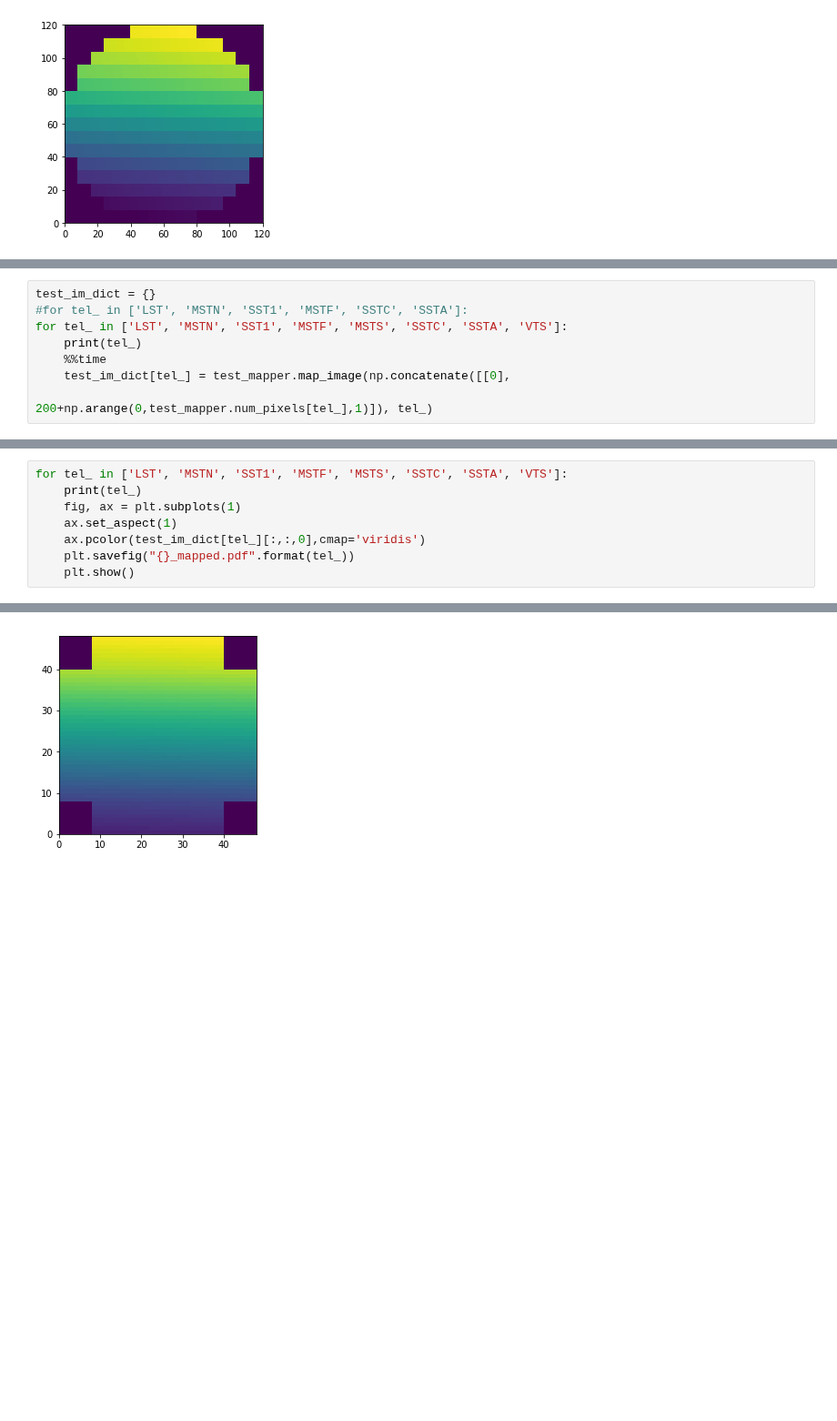
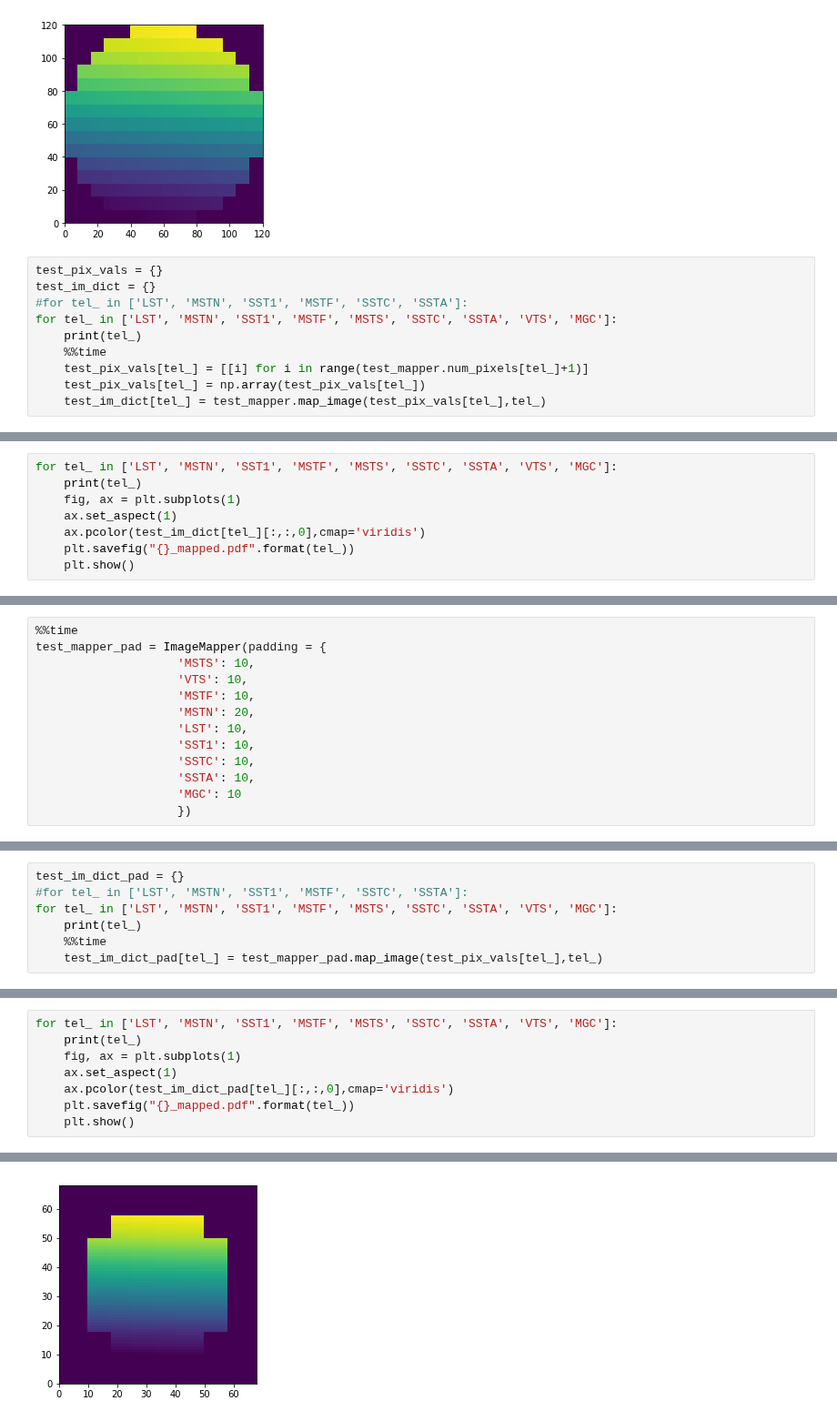
Before and after one commit to ctlearn-project/ctlearn, a Jupyter notebook: notebooks/test_image_mapper.ipynb, the cells around one changed output, grey strips where cells are left out. Shown at 91% size. Drawn from its saved outputs; the diff is of its cells as text; blank space fills up the shorter version.

```diff
--- a/notebooks/test_image_mapper.ipynb
+++ b/notebooks/test_image_mapper.ipynb
@@ -32,3 +36,13 @@ plt.pcolor(test_imS[:,:, 0])
 plt.axes().set_aspect('equal')
 # %% [output]
 [figure]
+# %%
+test_pix_vals = {}
+test_im_dict = {}
+#for tel_ in ['LST', 'MSTN', 'SST1', 'MSTF', 'SSTC', 'SSTA']:
+for tel_ in ['LST', 'MSTN', 'SST1', 'MSTF', 'MSTS', 'SSTC', 'SSTA', 'VTS', 'MGC']:
+    print(tel_)
+    %%time
+    test_pix_vals[tel_] = [[i] for i in range(test_mapper.num_pixels[tel_]+1)]
+    test_pix_vals[tel_] = np.array(test_pix_vals[tel_])
+    test_im_dict[tel_] = test_mapper.map_image(test_pix_vals[tel_],tel_)
@@ -34,0 +67,8 @@ plt.axes().set_aspect('equal')
+# %%
+for tel_ in ['LST', 'MSTN', 'SST1', 'MSTF', 'MSTS', 'SSTC', 'SSTA', 'VTS', 'MGC']:
+    print(tel_)
+    fig, ax = plt.subplots(1)
+    ax.set_aspect(1)
+    ax.pcolor(test_im_dict[tel_][:,:,0],cmap='viridis')
+    plt.savefig("{}_mapped.pdf".format(tel_))
+    plt.show()
@@ -34,0 +89,13 @@ plt.axes().set_aspect('equal')
+# %%
+%%time
+test_mapper_pad = ImageMapper(padding = {
+                    'MSTS': 10,
+                    'VTS': 10,
+                    'MSTF': 10,
+                    'MSTN': 20,
+                    'LST': 10,
+                    'SST1': 10,
+                    'SSTC': 10,
+                    'SSTA': 10,
+                    'MGC': 10
+                    })
@@ -35,10 +105,9 @@ plt.axes().set_aspect('equal')
 # %%
-test_im_dict = {}
+test_im_dict_pad = {}
 #for tel_ in ['LST', 'MSTN', 'SST1', 'MSTF', 'SSTC', 'SSTA']:
-for tel_ in ['LST', 'MSTN', 'SST1', 'MSTF', 'MSTS', 'SSTC', 'SSTA', 'VTS']:
+for tel_ in ['LST', 'MSTN', 'SST1', 'MSTF', 'MSTS', 'SSTC', 'SSTA', 'VTS', 'MGC']:
     print(tel_)
     %%time
-    test_im_dict[tel_] = test_mapper.map_image(np.concatenate([[0],
-                                                               200+np.arange(0,test_mapper.num_pixels[tel_],1)]), tel_)
+    test_im_dict_pad[tel_] = test_mapper_pad.map_image(test_pix_vals[tel_],tel_)
 # %% [output]
 LST
@@ -61,9 +130,9 @@ Wall time: 7.15 µs
 # %%
-for tel_ in ['LST', 'MSTN', 'SST1', 'MSTF', 'MSTS', 'SSTC', 'SSTA', 'VTS']:
+for tel_ in ['LST', 'MSTN', 'SST1', 'MSTF', 'MSTS', 'SSTC', 'SSTA', 'VTS', 'MGC']:
     print(tel_)
     fig, ax = plt.subplots(1)
     ax.set_aspect(1)
-    ax.pcolor(test_im_dict[tel_][:,:,0],cmap='viridis')
+    ax.pcolor(test_im_dict_pad[tel_][:,:,0],cmap='viridis')
     plt.savefig("{}_mapped.pdf".format(tel_))
     plt.show()
 # %% [output]
@@ -80,2 +149,2 @@ MSTS
 SSTC
-[figure, old version]
+[figure, new version]
```
Also changed, not shown: parts of 13 cells of this notebook.
